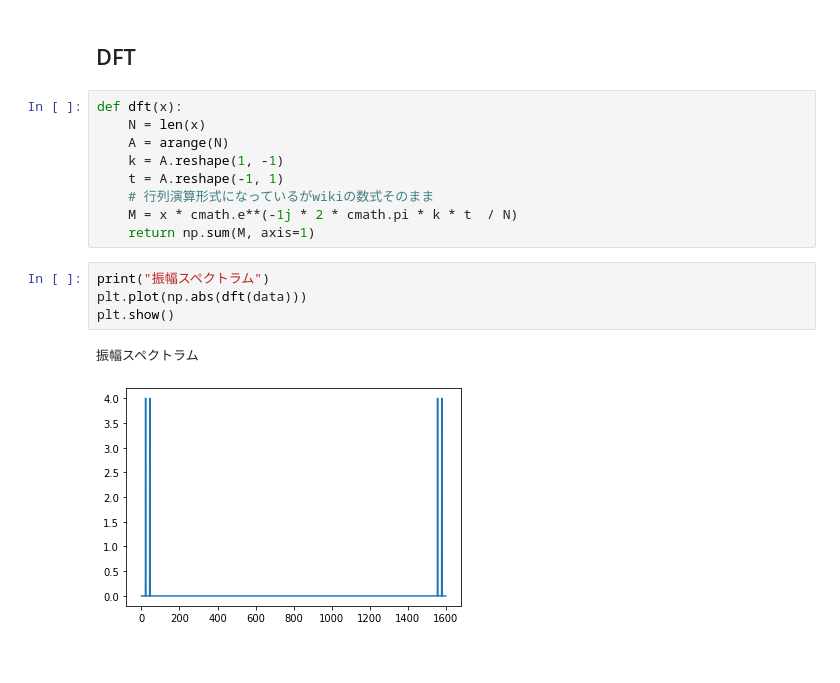
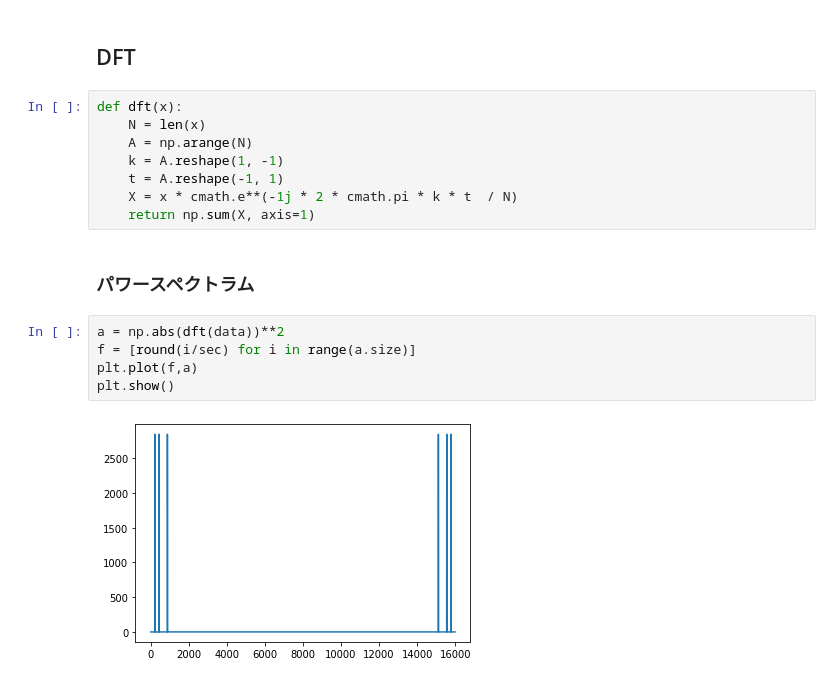
Before and after one commit to kikuchiken-waseda/speech_processing, a Jupyter notebook: source/implementation/cepstrum.ipynb, the cells around one changed output. Drawn from its saved outputs; the diff is of its cells as text.

```diff
--- a/source/implementation/cepstrum.ipynb
+++ b/source/implementation/cepstrum.ipynb
@@ -39,16 +54,17 @@ IPython.display.Audio(data=data, rate=fs)
 # %%
 def dft(x):
     N = len(x)
-    A = arange(N)
+    A = np.arange(N)
     k = A.reshape(1, -1)
     t = A.reshape(-1, 1)
-    # 行列演算形式になっているがwikiの数式そのまま
-    M = x * cmath.e**(-1j * 2 * cmath.pi * k * t  / N)
-    return np.sum(M, axis=1)
+    X = x * cmath.e**(-1j * 2 * cmath.pi * k * t  / N)
+    return np.sum(X, axis=1)
-# %%
-print("振幅スペクトラム")
-plt.plot(np.abs(dft(data)))
-plt.show()
-# %% [output]
-振幅スペクトラム
-[figure, removed]
+# %% [markdown]
+### パワースペクトラム
+# %%
+a = np.abs(dft(data))**2
+f = [round(i/sec) for i in range(a.size)]
+plt.plot(f,a)
+plt.show()
+# %% [output]
+[figure, added]
```
Also changed, not shown: parts of 9 cells of this notebook, 42 other files.
